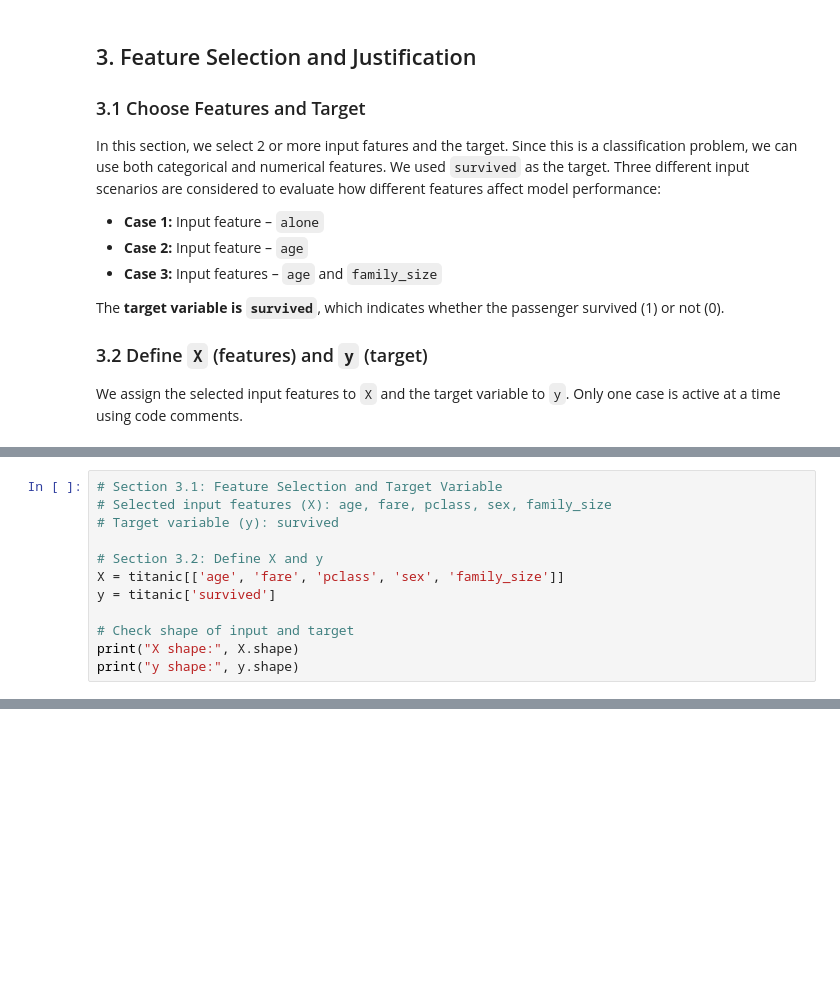
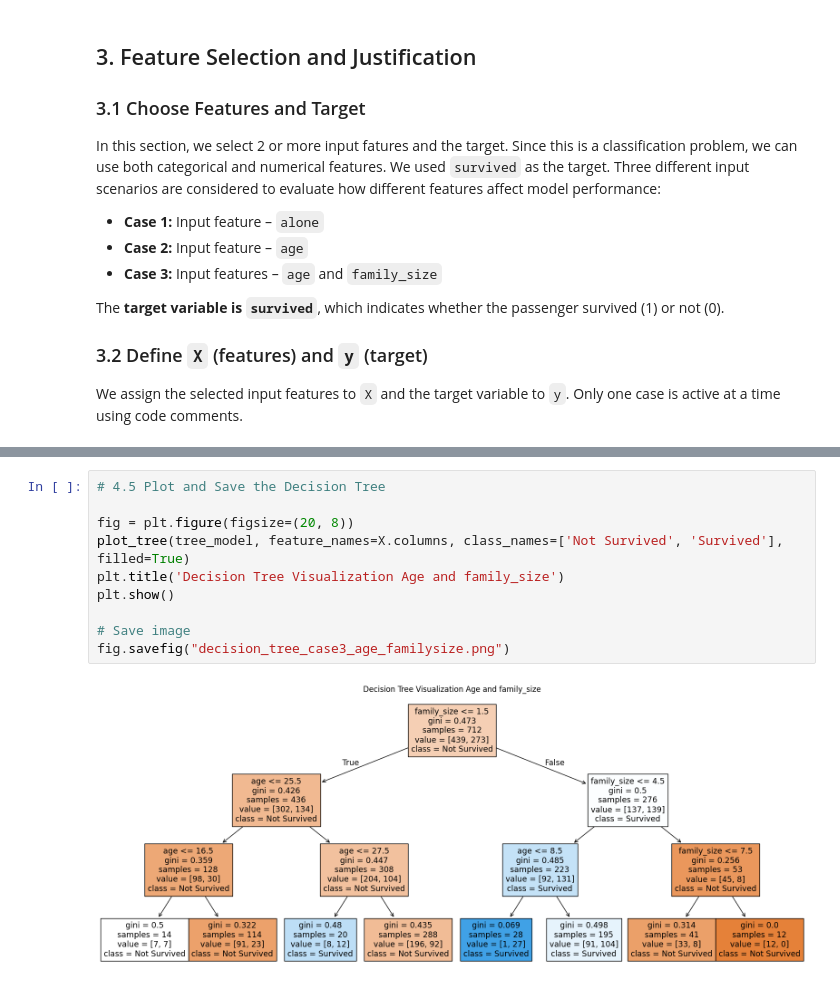
Before and after one commit to drodmay1/applied-ml-davidrm, a Jupyter notebook: lab03/ml03_davidrm.ipynb, the cells around one changed output, grey strips where cells are left out. Saved outputs shown, nothing was run; the diff lists cells and outputs as text; blank space fills up the shorter version.

```diff
--- a/lab03/ml03_davidrm.ipynb
+++ b/lab03/ml03_davidrm.ipynb
@@ -227,12 +104,0 @@ print(titanic[['sex', 'embarked', 'family_size', 'alone']].head())
-# %%
-# Section 3.1: Feature Selection and Target Variable
-# Selected input features (X): age, fare, pclass, sex, family_size
-# Target variable (y): survived
-
-# Section 3.2: Define X and y
-X = titanic[['age', 'fare', 'pclass', 'sex', 'family_size']]
-y = titanic['survived']
-
-# Check shape of input and target
-print("X shape:", X.shape)
-print("y shape:", y.shape)
@@ -306,0 +184,12 @@ Name: proportion, dtype: float64
+# %%
+# 4.5 Plot and Save the Decision Tree
+
+fig = plt.figure(figsize=(20, 8))
+plot_tree(tree_model, feature_names=X.columns, class_names=['Not Survived', 'Survived'], filled=True)
+plt.title('Decision Tree Visualization Age and family_size')
+plt.show()
+
+# Save image
+fig.savefig("decision_tree_case3_age_familysize.png")
+# %% [output]
+[figure, added]
```
Also changed, not shown: parts of 27 cells of this notebook, 3 other files.
